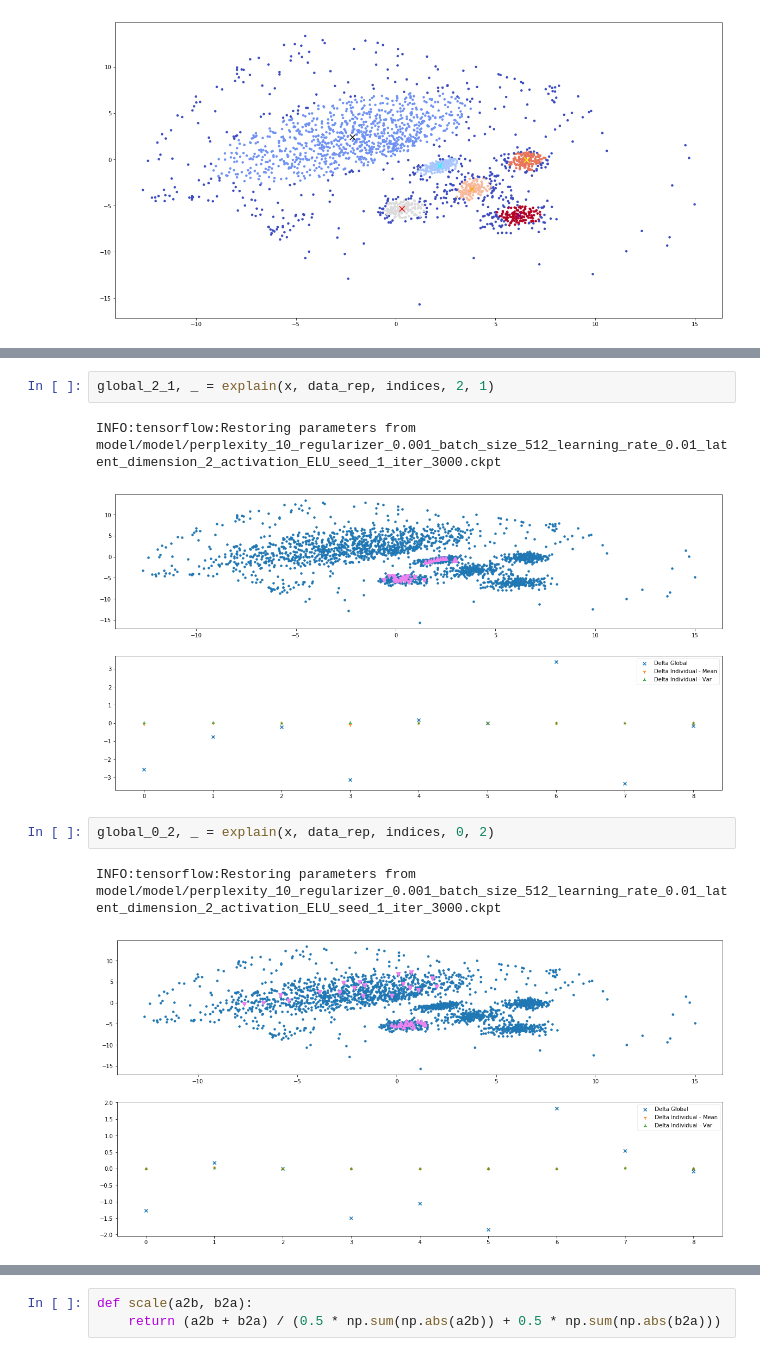
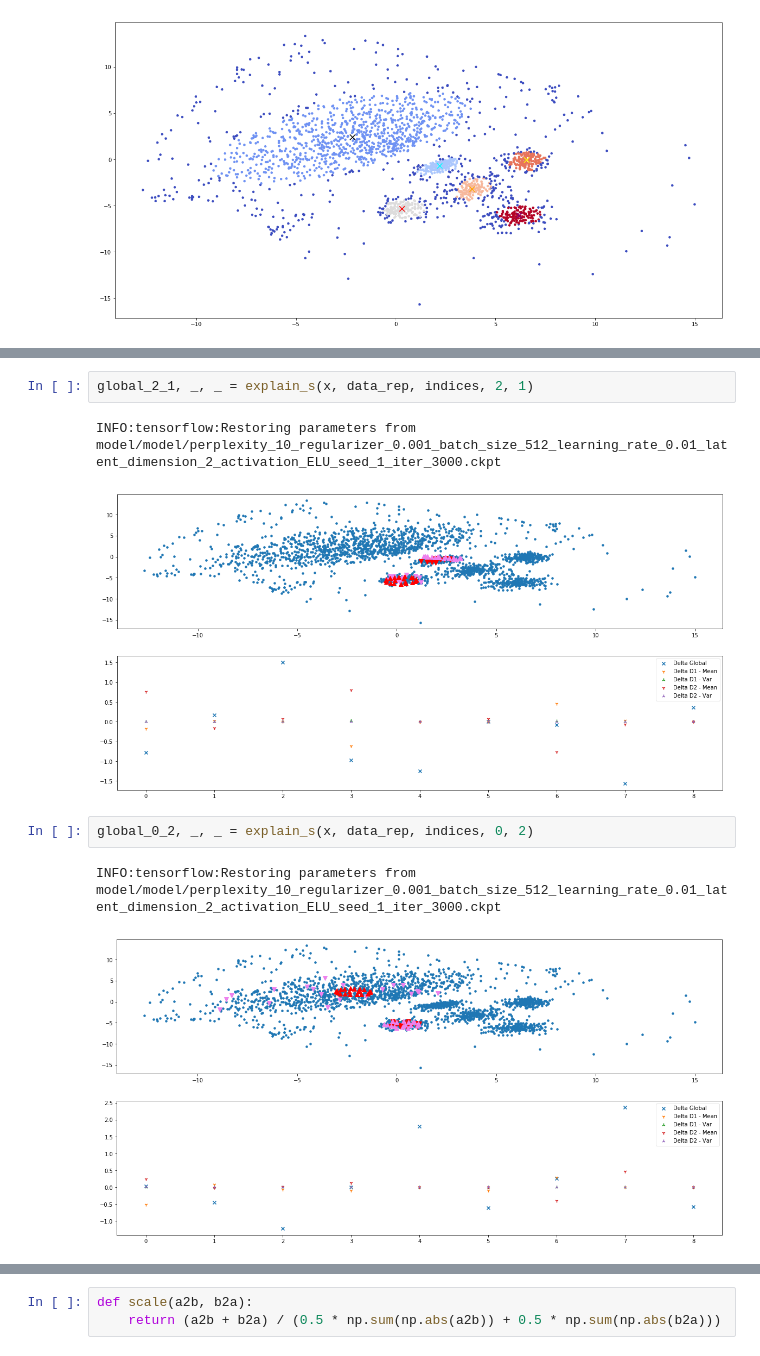
Before and after one commit to GDPlumb/ELDR, a Jupyter notebook: scivis/synth9d/run.ipynb, the cells around one changed output, grey strips where cells are left out. Saved outputs shown, nothing was run; the diff lists cells and outputs as text.

```diff
--- a/scivis/synth9d/run.ipynb
+++ b/scivis/synth9d/run.ipynb
@@ -95,11 +104,11 @@ INFO:tensorflow:Restoring parameters from model/model/perplexity_10_regularizer_
 # %%
-global_2_1, _ = explain(x, data_rep, indices, 2, 1)
+global_2_1, _, _ = explain_s(x, data_rep, indices, 2, 1)
 # %% [output]
 INFO:tensorflow:Restoring parameters from model/model/perplexity_10_regularizer_0.001_batch_size_512_learning_rate_0.01_latent_dimension_2_activation_ELU_seed_1_iter_3000.ckpt
-[figure, old version]
+[figure, new version]
 # %%
-global_0_2, _ = explain(x, data_rep, indices, 0, 2)
+global_0_2, _, _ = explain_s(x, data_rep, indices, 0, 2)
 # %% [output]
 INFO:tensorflow:Restoring parameters from model/model/perplexity_10_regularizer_0.001_batch_size_512_learning_rate_0.01_latent_dimension_2_activation_ELU_seed_1_iter_3000.ckpt
-[figure, old version]
+[figure, new version]
 # %%
```
Also changed, not shown: parts of 6 cells of this notebook, 14 other files.
